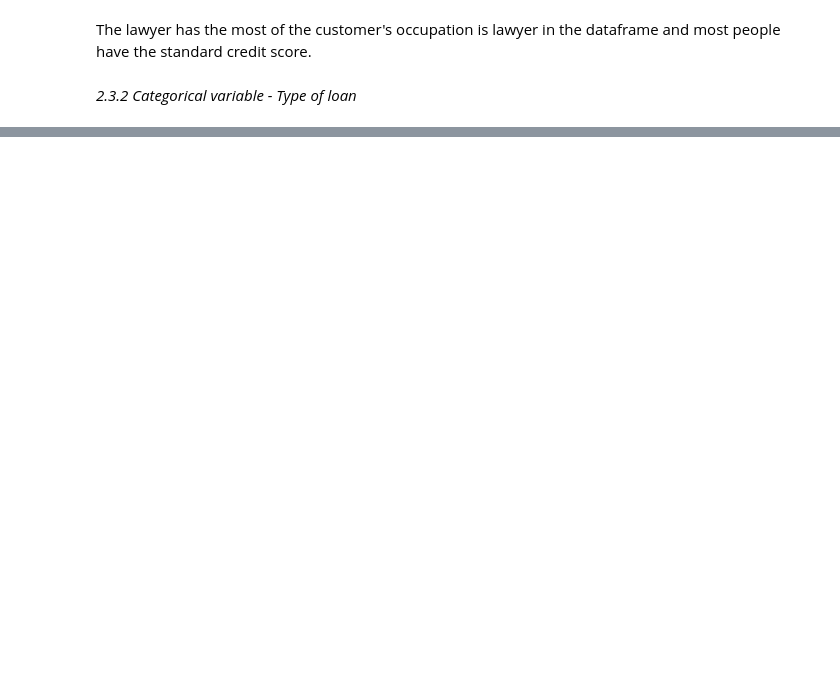
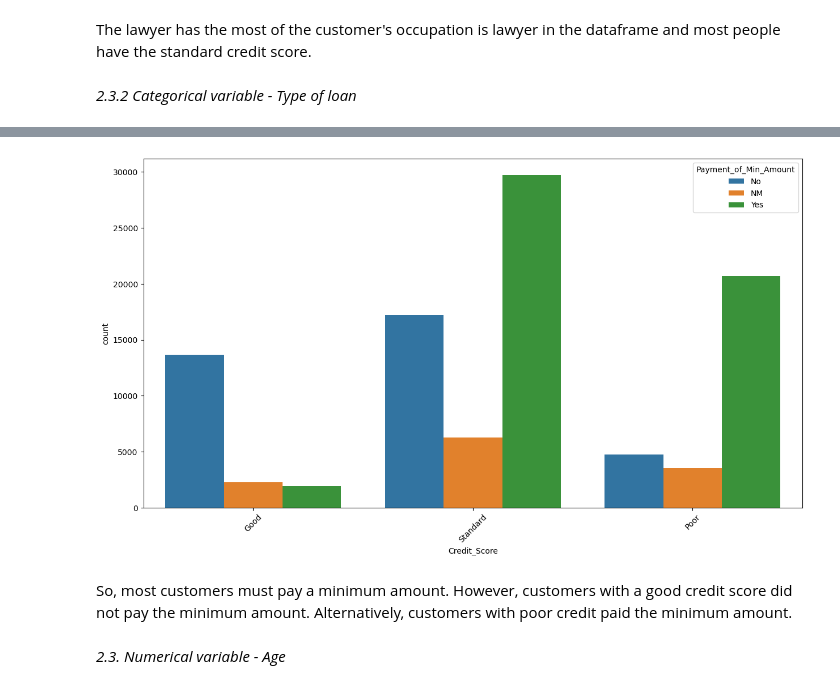
Before and after one commit to AakashRevankar/ML_projects, a Jupyter notebook: 2_Classification.ipynb, the cells around one changed output, grey strips where cells are left out. Drawn from its saved outputs; the diff is of its cells as text; code cells hidden in the pictures; blank space fills up the shorter version.

```diff
--- a/2_Classification.ipynb
+++ b/2_Classification.ipynb
@@ -292,0 +316,10 @@ plt.show()
+# %%
+sns.countplot(x='Credit_Score', hue='Payment_of_Min_Amount', data=df)
+plt.xticks(rotation=45)
+plt.show()
+# %% [output]
+[figure, added]
+# %% [markdown]
+So, most customers must pay a minimum amount. However, customers with a good credit score did not pay the minimum amount. Alternatively, customers with poor credit paid the minimum amount.
+# %% [markdown]
+_2.3. Numerical variable - Age_
```
Also changed, not shown: parts of 11 cells of this notebook.
